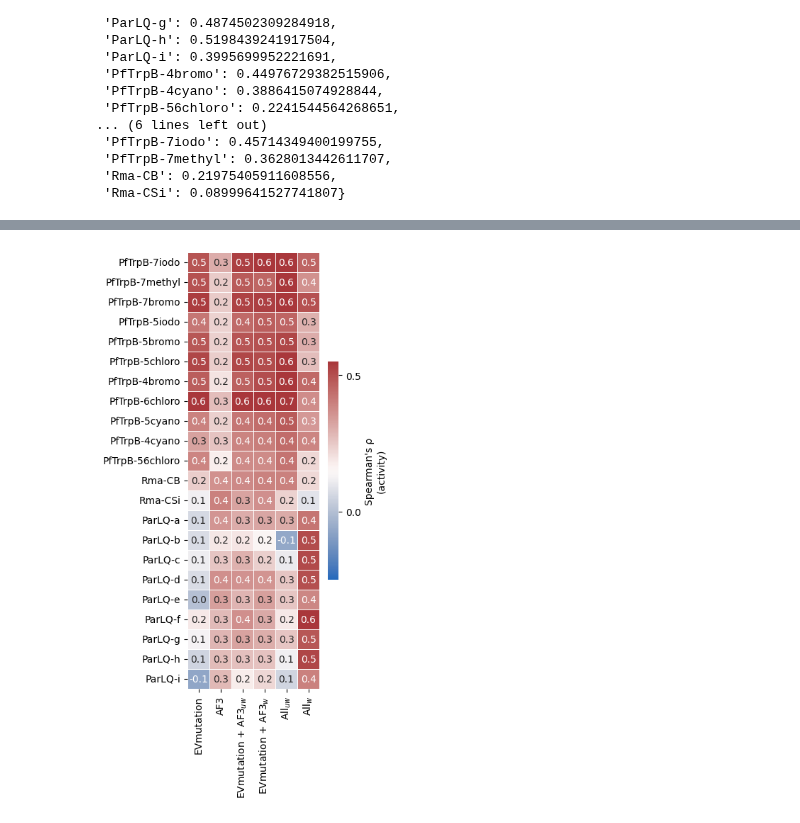
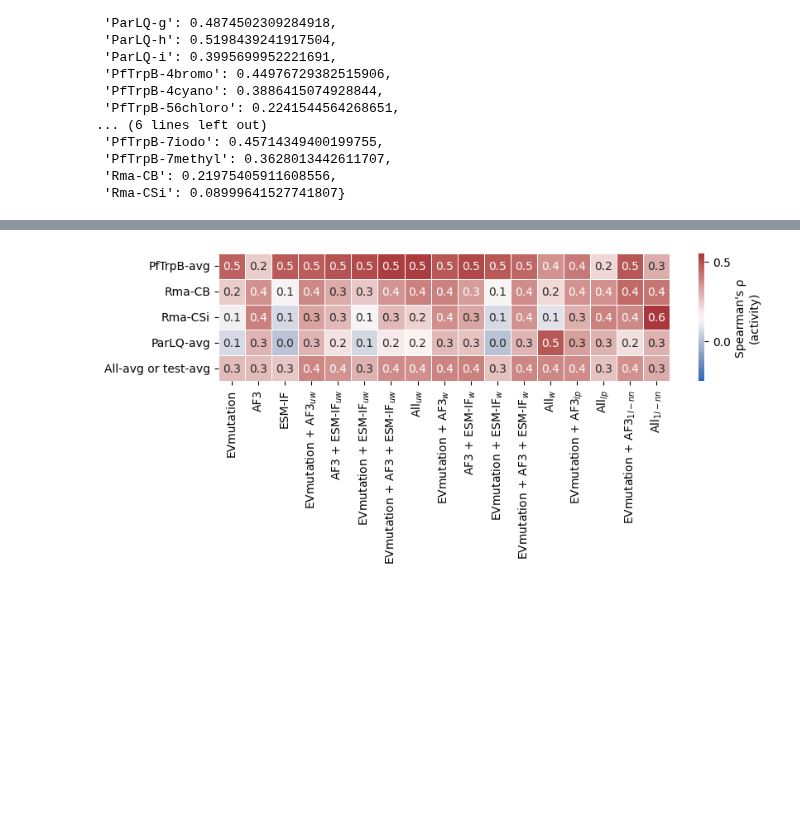
Before and after one commit to fhalab/substrate_aware_zs, a Jupyter notebook: sandbox/comp_comb.ipynb, the cells around one changed output, grey strips where cells are left out. Saved outputs shown, nothing was run; the diff lists cells and outputs as text; code cells hidden in the pictures; blank space fills up the shorter version.

```diff
--- a/sandbox/comp_comb.ipynb
+++ b/sandbox/comp_comb.ipynb
@@ -198,6 +685,6 @@ merged_df = pd.merge(
         list(weighted_res.items()), columns=["Library", "All$_{w}$"]
     ),
     on="Library",
-).set_index("Library").reindex(LIB_ORDER)[["EVmutation", "AF3", "EVmutation + AF3$_{uw}$", "EVmutation + AF3$_{w}$", "All$_{uw}$", "All$_{w}$"]]
+) # .set_index("Library").reindex(LIB_ORDER)# [["EVmutation", "AF3", "EVmutation + AF3$_{uw}$", "EVmutation + AF3$_{w}$", "All$_{uw}$", "All$_{w}$"]]
 merged_df
 # %% [output]
@@ -221,0 +741,11 @@ merged_df
+# %%
+merged_df = pd.merge(
+    merged_df,
+    pd.merge(
+        pd.DataFrame(list(top2_linpiece.items()), columns=["Library", "EVmutation + AF3$_{lp}$"]),
+        pd.DataFrame(
+            list(topall_linpiece.items()), columns=["Library", "All$_{lp}$"]
+        ),
+        on="Library",
+    ),on ="Library")
+merged_df
@@ -221,0 +770,11 @@ merged_df
+# %%
+merged_df = pd.merge(merged_df, pd.merge(
+    pd.merge(
+        mlp_all.loc["Rma-CSi"].to_frame().reset_index().rename(columns={"index": "Library", "Rma-CSi": "All$_{1l-nn}$"}),
+        mlp_ev_af3.loc["Rma-CB"].to_frame().reset_index().rename(columns={"index": "Library", "Rma-CB": "EVmutation + AF3$_{1l-nn}$"}),
+        on="Library",
+    ),
+    mlp_all_af3.loc["Rma-CB"].to_frame().reset_index().rename(columns={"index": "Library", "Rma-CB": "All AF3$_{1l-nn}$"}),
+    on="Library",
+), on="Library")
+merged_df
@@ -225,0 +865,2 @@ import seaborn as sns
+# %%
+merged_df_copy = merged_df.copy()
@@ -226,22 +918,32 @@ import seaborn as sns
 # %%
+# merged_df = merged_df.set_index("Library").reindex(LIB_ORDER)
+
+groups = {
+    "PfTrpB-avg": [c for c in LIB_ORDER if c.startswith("PfTrpB")],
+    "ParLQ-avg": [c for c in LIB_ORDER if c.startswith("ParLQ")],
+}
+
+for new_row, rows in groups.items():
+    merged_df_copy.loc[new_row] = merged_df_copy.loc[rows].mean()
+
 # Set the figure size
-plt.figure(figsize=(3, 8))
+plt.figure(figsize=(8.8, 2))
 # Create a heatmap
 sns.heatmap(
-    merged_df,
+    merged_df_copy.loc[["PfTrpB-avg", "Rma-CB", "Rma-CSi", "ParLQ-avg", "All-avg or test-avg"]],
     # .reindex(LIB_ORDER),
     cmap="vlag",
     annot=True,
     fmt=".1f",
     linewidths=0.5,
-    cbar_kws={"label": "Spearman's ρ\n(activity)", "ticks": [0, 0.5], "shrink": 0.5},
+    cbar_kws={"label": "Spearman's ρ\n(activity)", "ticks": [0, 0.5]},
     vmin=-0.25,
     vmax=0.55
 )
 # take away y label
 plt.ylabel("")
 # Show the plot
 # plt.title("ZS Summary: Spearman correlation")
-plt.savefig("figs/lincomb/zs_sumlincomb_fit_rho_all.svg", format="svg", dpi=300, bbox_inches="tight")
+plt.savefig("figs/lincomb/zs_sumlincomb_morewall_fit_rho.svg", format="svg", dpi=300, bbox_inches="tight")
 # %% [output]
-[figure, old version]
+[figure, new version]
```
Also changed, not shown: parts of 31 cells of this notebook, 6 other files.
